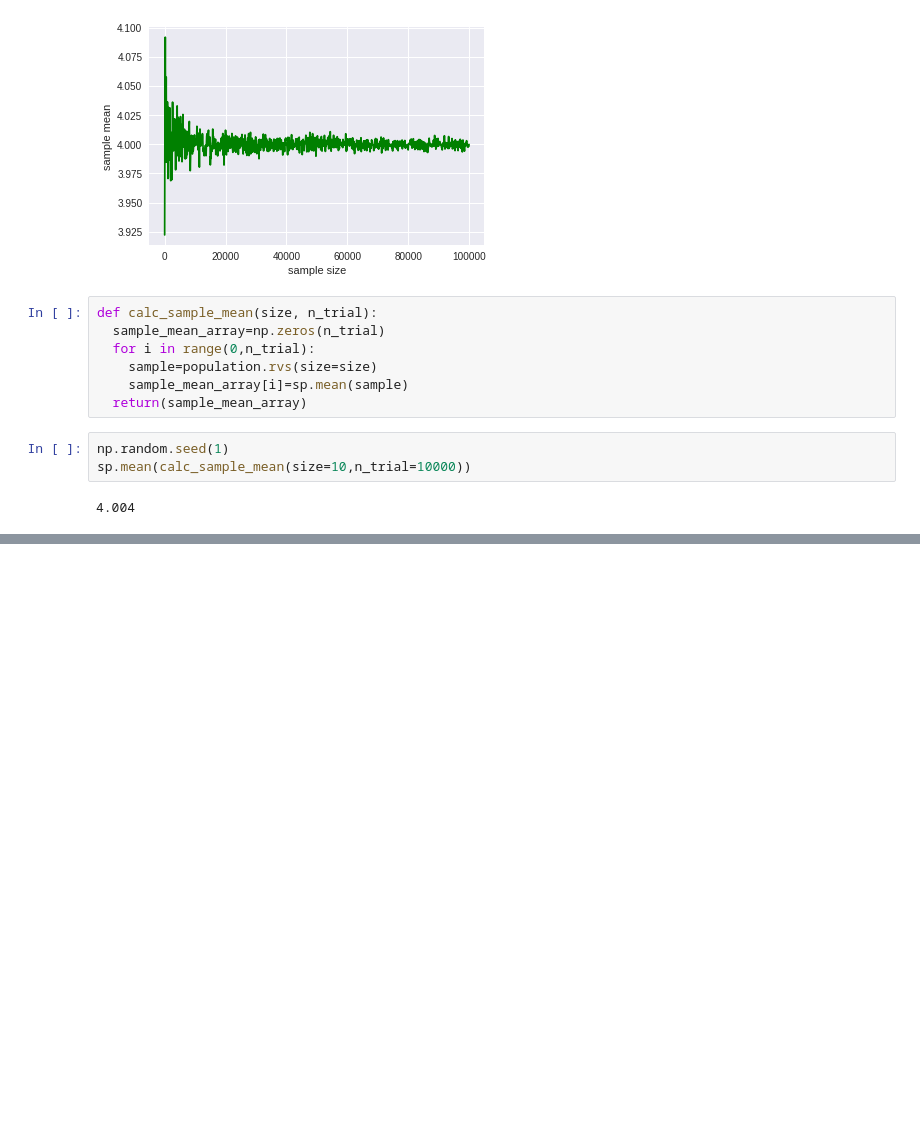
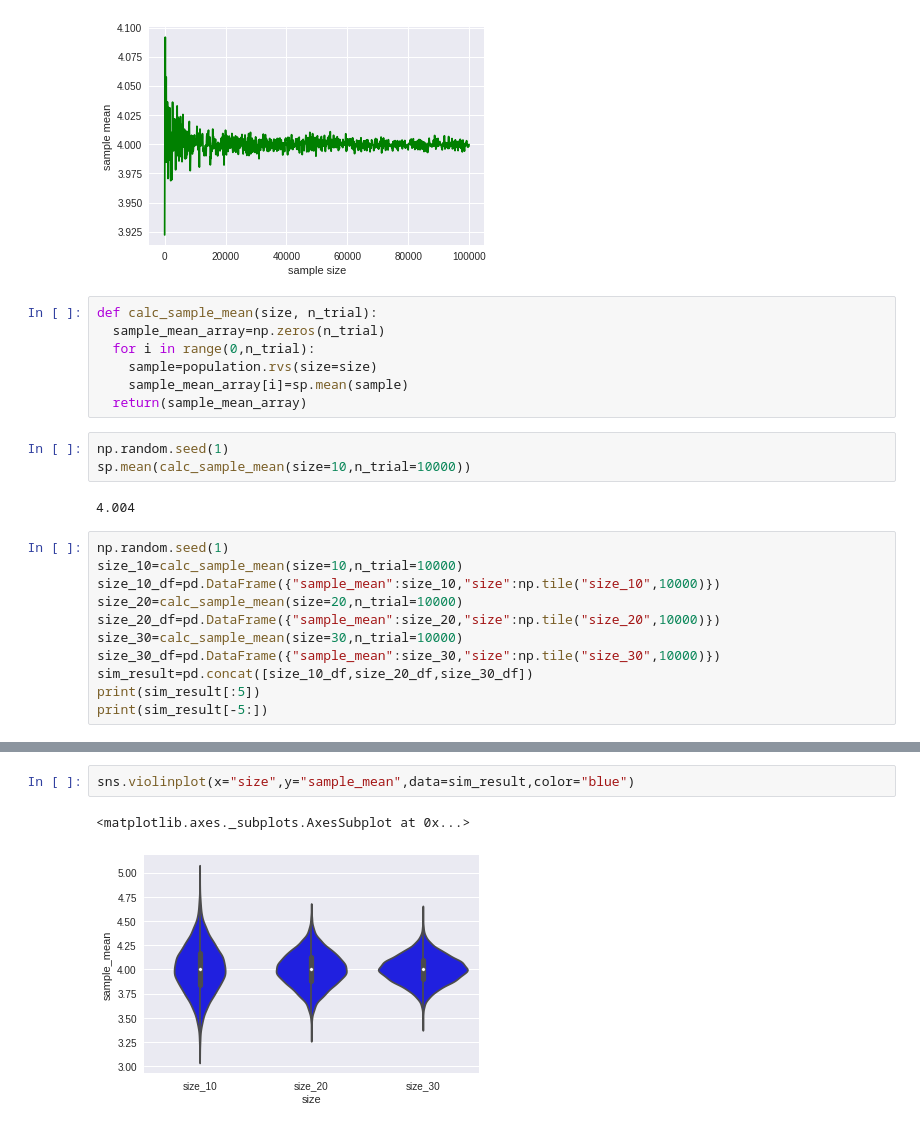
Before and after one commit to kintarou/django-starter, a Jupyter notebook: simulation.ipynb, the cells around one changed output, grey strips where cells are left out. Drawn from its saved outputs; the diff is of its cells as text; blank space fills up the shorter version.

```diff
--- a/simulation.ipynb
+++ b/simulation.ipynb
@@ -65,3 +65,14 @@ np.random.seed(1)
 sp.mean(calc_sample_mean(size=10,n_trial=10000))
 # %% [output]
 4.004
+# %%
+np.random.seed(1)
+size_10=calc_sample_mean(size=10,n_trial=10000)
+size_10_df=pd.DataFrame({"sample_mean":size_10,"size":np.tile("size_10",10000)})
+size_20=calc_sample_mean(size=20,n_trial=10000)
+size_20_df=pd.DataFrame({"sample_mean":size_20,"size":np.tile("size_20",10000)})
+size_30=calc_sample_mean(size=30,n_trial=10000)
+size_30_df=pd.DataFrame({"sample_mean":size_30,"size":np.tile("size_30",10000)})
+sim_result=pd.concat([size_10_df,size_20_df,size_30_df])
+print(sim_result[:5])
+print(sim_result[-5:])
@@ -67,0 +92,5 @@ sp.mean(calc_sample_mean(size=10,n_trial=10000))
+# %%
+sns.violinplot(x="size",y="sample_mean",data=sim_result,color="blue")
+# %% [output]
+<matplotlib.axes._subplots.AxesSubplot at 0x...>
+[figure, added]
```
Also changed, not shown: parts of 10 cells of this notebook.
